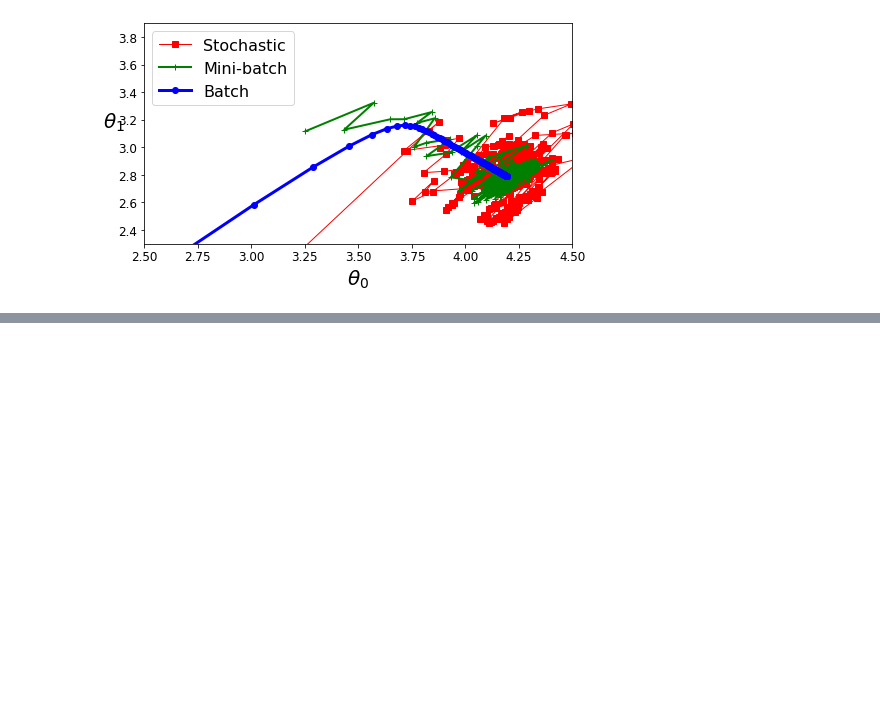
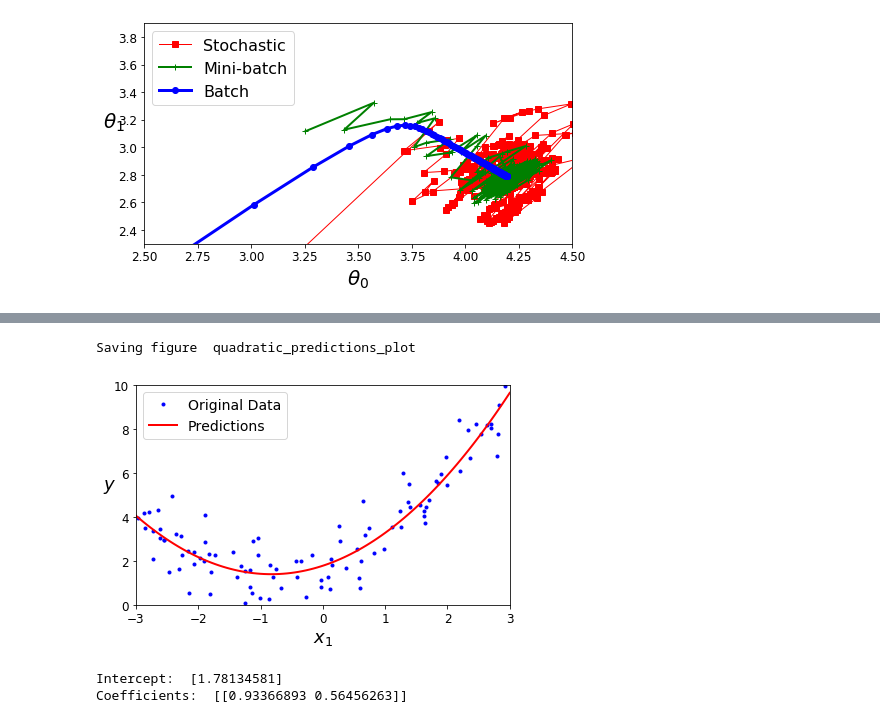
Before and after one commit to SMS-NED16/FYP-DL, a Jupyter notebook: ML-Hands-On/04_training_models/04_Training_Models_Examples.ipynb, the cells around one changed output, grey strips where cells are left out. Drawn from its saved outputs; the diff is of its cells as text; code cells hidden in the pictures; blank space fills up the shorter version.

```diff
--- a/ML-Hands-On/04_training_models/04_Training_Models_Examples.ipynb
+++ b/ML-Hands-On/04_training_models/04_Training_Models_Examples.ipynb
@@ -441,0 +478,6 @@ Saving figure  gradient_descent_paths_plot
+# %%
+# Generating a polynomial feature transformer - will create features with powers up to 2
+poly_features = PolynomialFeatures(degree=2, include_bias=False)
+
+# Then fit the transformer to the original features
+X_poly = poly_features.fit_transform(X)
@@ -441,0 +505,28 @@ Saving figure  gradient_descent_paths_plot
+# %%
+# Domain
+X_new = np.linspace(-3, 3, 100).reshape(100, 1)
+
+# Features, including polynomial ones - reusing the transformer
+X_new_poly = poly_features.transform(X_new)
+
+# Predictions will be made using learnt values of theta
+y_new = lin_reg.predict(X_new_poly)
+# %%
+# Original data scatterplot
+plt.plot(X, y, 'b.', label='Original Data')
+plt.plot(X_new, y_new, 'r-', linewidth=2, label='Predictions')
+plt.xlabel('$x_1$', fontsize=18)
+plt.ylabel('$y$', rotation=0, fontsize=18)
+plt.legend(loc='upper left', fontsize=14)
+plt.axis([-3, 3, 0, 10])
+save_fig('quadratic_predictions_plot')
+# %% [output]
+Saving figure  quadratic_predictions_plot
+[figure, added]
+# %%
+# What values of parameters have been learnt?
+print("Intercept: ", lin_reg.intercept_)
+print("Coefficients: ", lin_reg.coef_)
+# %% [output]
+Intercept:  [1.78134581]
+Coefficients:  [[0.93366893 0.56456263]]
```
Also changed, not shown: parts of 29 cells of this notebook.
